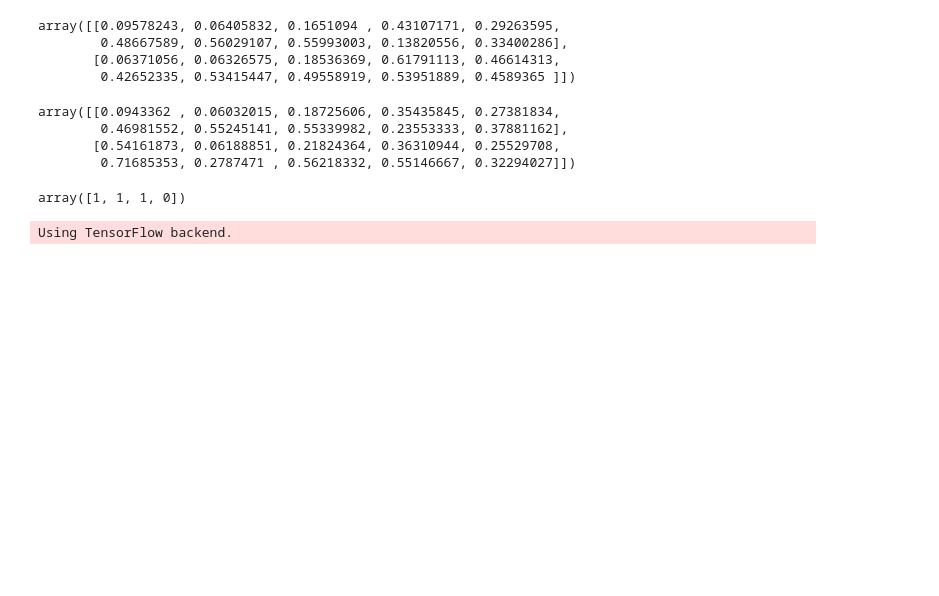
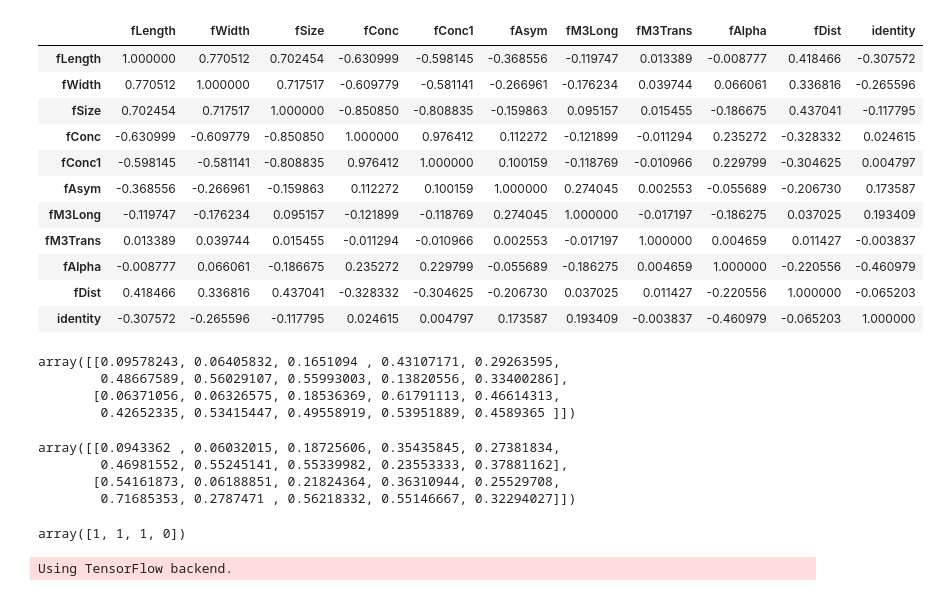
Before and after one commit to asd221022/keras, a Jupyter notebook: magic04/CNN2.ipynb, the cells around one changed output. Drawn from its saved outputs; the diff is of its cells as text; code cells hidden in the pictures; blank space fills up the shorter version.

```diff
--- a/magic04/CNN2.ipynb
+++ b/magic04/CNN2.ipynb
@@ -6,10 +6,22 @@ from sklearn.cross_validation import train_test_split
 # %%
 Ynames = ['fLength', 'fWidth', 'fSize', 'fConc', 'fConc1', 'fAsym',
              'fM3Long', 'fM3Trans', 'fAlpha', 'fDist', 'identity']
 featureNames = ['fLength', 'fWidth', 'fSize', 'fConc', 'fConc1', 'fAsym',
              'fM3Long', 'fM3Trans', 'fAlpha', 'fDist']
 filepath = 'data/magic04.data'
 data = pd.read_csv(filepath, names=Ynames, header=None)
 data['identity']= data['identity'].map({'g':1, 'h': 0}).astype(int)
-X = data[featureNames].values
-Y = data['identity'].values.astype('int64')
+data.corr()
+# %% [output]
+|  | fLength | fWidth | fSize | fConc | fConc1 | fAsym | fM3Long | fM3Trans | fAlpha | fDist | identity |
+| fLength | 1.000000 | 0.770512 | 0.702454 | -0.630999 | -0.598145 | -0.368556 | -0.119747 | 0.013389 | -0.008777 | 0.418466 | -0.307572 |
+| fWidth | 0.770512 | 1.000000 | 0.717517 | -0.609779 | -0.581141 | -0.266961 | -0.176234 | 0.039744 | 0.066061 | 0.336816 | -0.265596 |
+| fSize | 0.702454 | 0.717517 | 1.000000 | -0.850850 | -0.808835 | -0.159863 | 0.095157 | 0.015455 | -0.186675 | 0.437041 | -0.117795 |
+| fConc | -0.630999 | -0.609779 | -0.850850 | 1.000000 | 0.976412 | 0.112272 | -0.121899 | -0.011294 | 0.235272 | -0.328332 | 0.024615 |
+| fConc1 | -0.598145 | -0.581141 | -0.808835 | 0.976412 | 1.000000 | 0.100159 | -0.118769 | -0.010966 | 0.229799 | -0.304625 | 0.004797 |
+| fAsym | -0.368556 | -0.266961 | -0.159863 | 0.112272 | 0.100159 | 1.000000 | 0.274045 | 0.002553 | -0.055689 | -0.206730 | 0.173587 |
+| fM3Long | -0.119747 | -0.176234 | 0.095157 | -0.121899 | -0.118769 | 0.274045 | 1.000000 | -0.017197 | -0.186275 | 0.037025 | 0.193409 |
+| fM3Trans | 0.013389 | 0.039744 | 0.015455 | -0.011294 | -0.010966 | 0.002553 | -0.017197 | 1.000000 | 0.004659 | 0.011427 | -0.003837 |
+| fAlpha | -0.008777 | 0.066061 | -0.186675 | 0.235272 | 0.229799 | -0.055689 | -0.186275 | 0.004659 | 1.000000 | -0.220556 | -0.460979 |
+| fDist | 0.418466 | 0.336816 | 0.437041 | -0.328332 | -0.304625 | -0.206730 | 0.037025 | 0.011427 | -0.220556 | 1.000000 | -0.065203 |
+| identity | -0.307572 | -0.265596 | -0.117795 | 0.024615 | 0.004797 | 0.173587 | 0.193409 | -0.003837 | -0.460979 | -0.065203 | 1.000000 |
```
Also changed, not shown: parts of 1 cell of this notebook, 13 other files.
